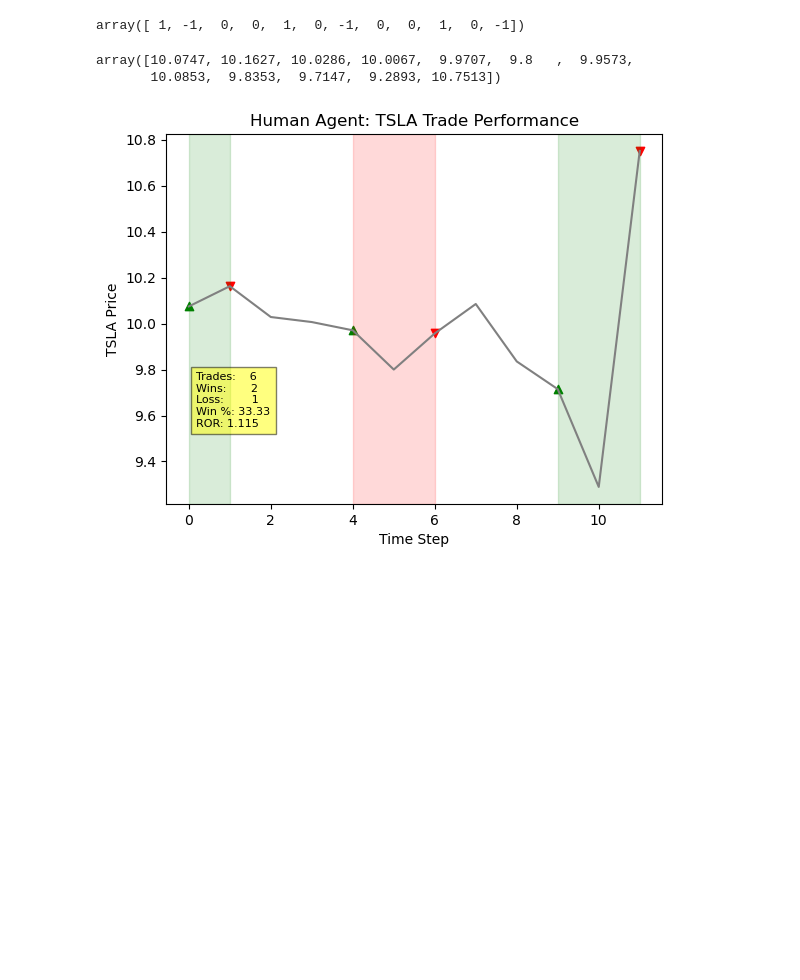
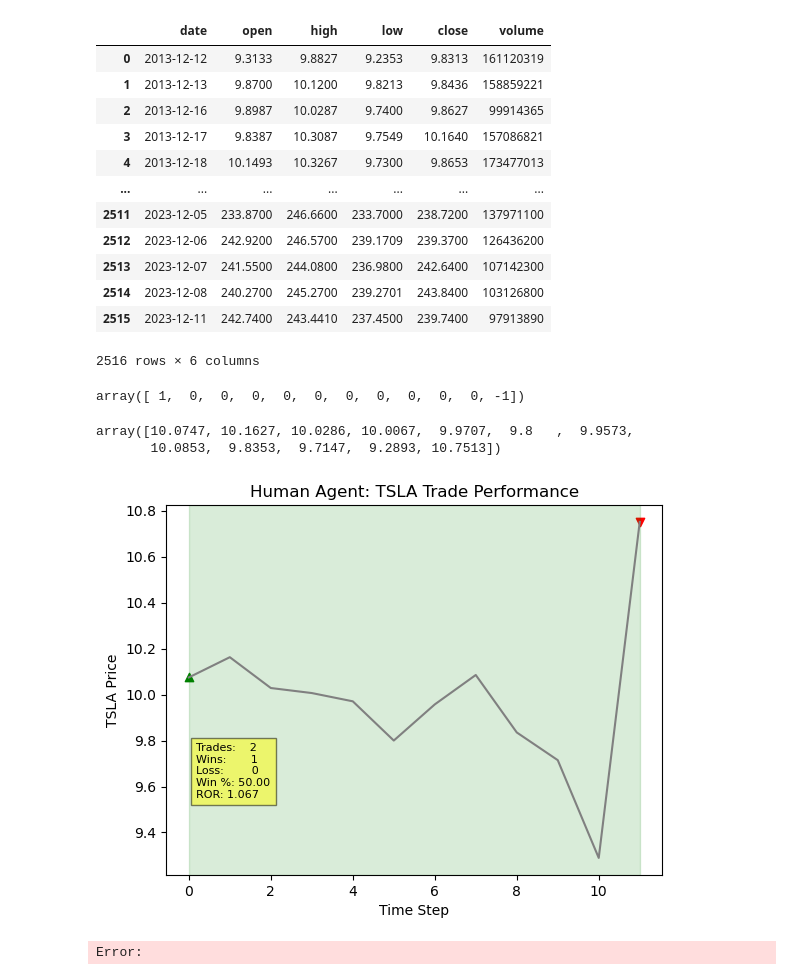
Before and after one commit to CodeBeckZero/rl_stock_agents, a Jupyter notebook: tradeperf.ipynb, the cells around one changed output. Drawn from its saved outputs; the diff is of its cells as text; code cells hidden in the pictures; blank space fills up the shorter version.

```diff
--- a/tradeperf.ipynb
+++ b/tradeperf.ipynb
@@ -1,28 +1,43 @@
 # %%
 import sys
 pwd = "P:/dsv/DAMII/Practical Project/rl_stock_agents"
 sys.path.append(pwd)
 
 import cleandata
 import agentperform
 import numpy as np
 import pandas as pd
 import matplotlib.pyplot as plt
 
 
 # Import File
 import_path = "P:/dsv/DAMII/Practical Project/rl_stock_agents/input_data"
 file_name = "tsla_daily.csv"
 df_tsla_ohlcv = cleandata.NASDAQ_csv_input(file_name,import_path)
+display(df_tsla_ohlcv)
 
-trades = np.array([1,-1,0,0,1,0,-1,0,0,1,0,-1])
+trades = np.array([1,0,0,0,0,0,0,0,0,0,0,-1])
 stock_prices = df_tsla_ohlcv.loc[10:21,"close"].to_numpy()
 display(trades,stock_prices)
 
 #
 manual_agent = agentperform.agent_stock_performance(stock_prices, trades,"TSLA", "Human")
 # %% [output]
+|  | date | open | high | low | close | volume |
+| 0 | 2013-12-12 | 9.3133 | 9.8827 | 9.2353 | 9.8313 | 161120319 |
+| 1 | 2013-12-13 | 9.8700 | 10.1200 | 9.8213 | 9.8436 | 158859221 |
+| 2 | 2013-12-16 | 9.8987 | 10.0287 | 9.7400 | 9.8627 | 99914365 |
+| 3 | 2013-12-17 | 9.8387 | 10.3087 | 9.7549 | 10.1640 | 157086821 |
+| 4 | 2013-12-18 | 10.1493 | 10.3267 | 9.7300 | 9.8653 | 173477013 |
+| ... | ... | ... | ... | ... | ... | ... |
+| 2511 | 2023-12-05 | 233.8700 | 246.6600 | 233.7000 | 238.7200 | 137971100 |
+| 2512 | 2023-12-06 | 242.9200 | 246.5700 | 239.1709 | 239.3700 | 126436200 |
+| 2513 | 2023-12-07 | 241.5500 | 244.0800 | 236.9800 | 242.6400 | 107142300 |
+| 2514 | 2023-12-08 | 240.2700 | 245.2700 | 239.2701 | 243.8400 | 103126800 |
+| 2515 | 2023-12-11 | 242.7400 | 243.4410 | 237.4500 | 239.7400 | 97913890 |
-array([ 1, -1,  0,  0,  1,  0, -1,  0,  0,  1,  0, -1])
+2516 rows × 6 columns
-array([10.0747, 10.1627, 10.0286, 10.0067,  9.9707,  9.8   ,  9.9573,
-       10.0853,  9.8353,  9.7147,  9.2893, 10.7513])
+array([ 1,  0,  0,  0,  0,  0,  0,  0,  0,  0,  0, -1])
+array([10.0747, 10.1627, 10.0286, 10.0067,  9.9707,  9.8   ,  9.9573,
+       10.0853,  9.8353,  9.7147,  9.2893, 10.7513])
-[figure, old version]
+[figure, new version]
+Error:
```
Also changed, not shown: 6 other files.
